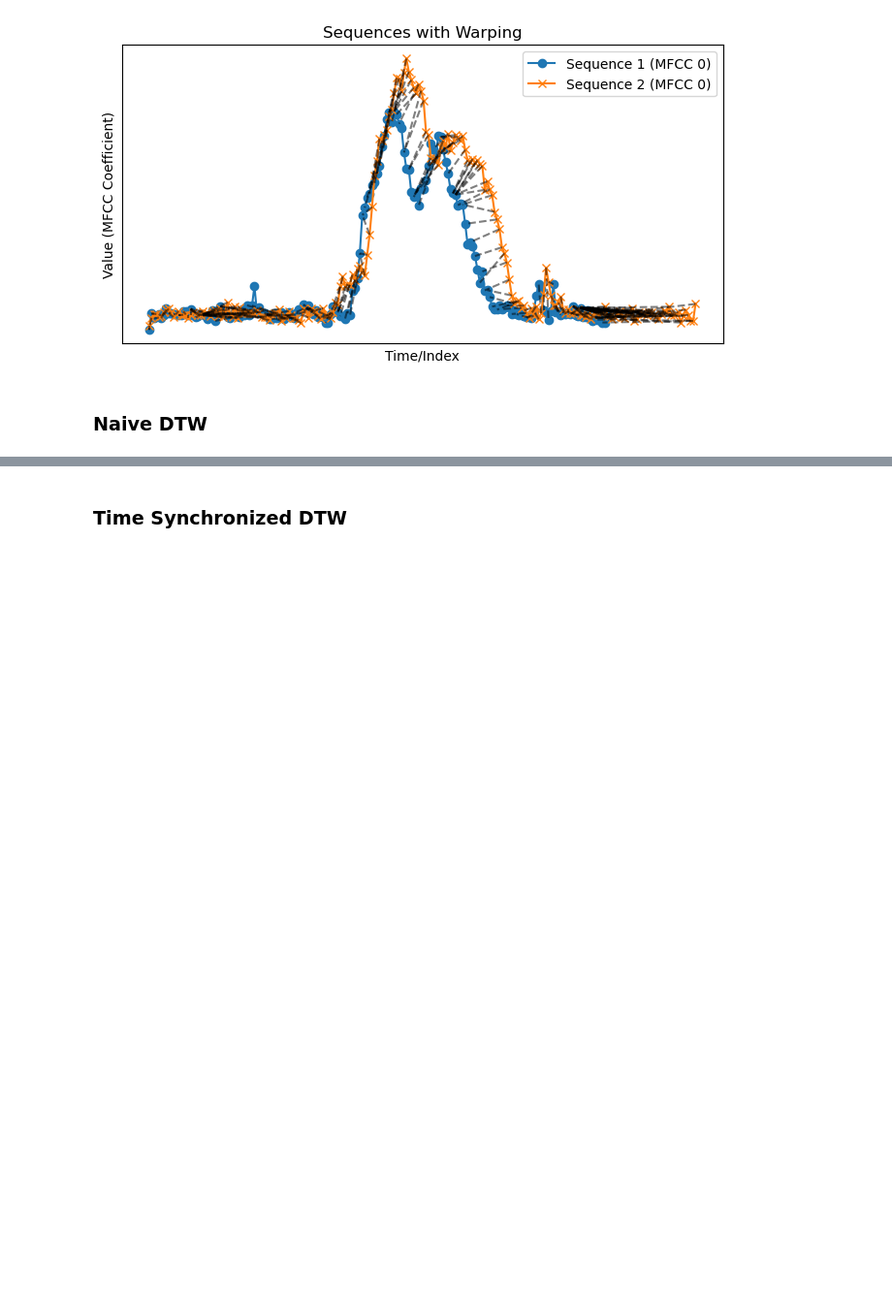
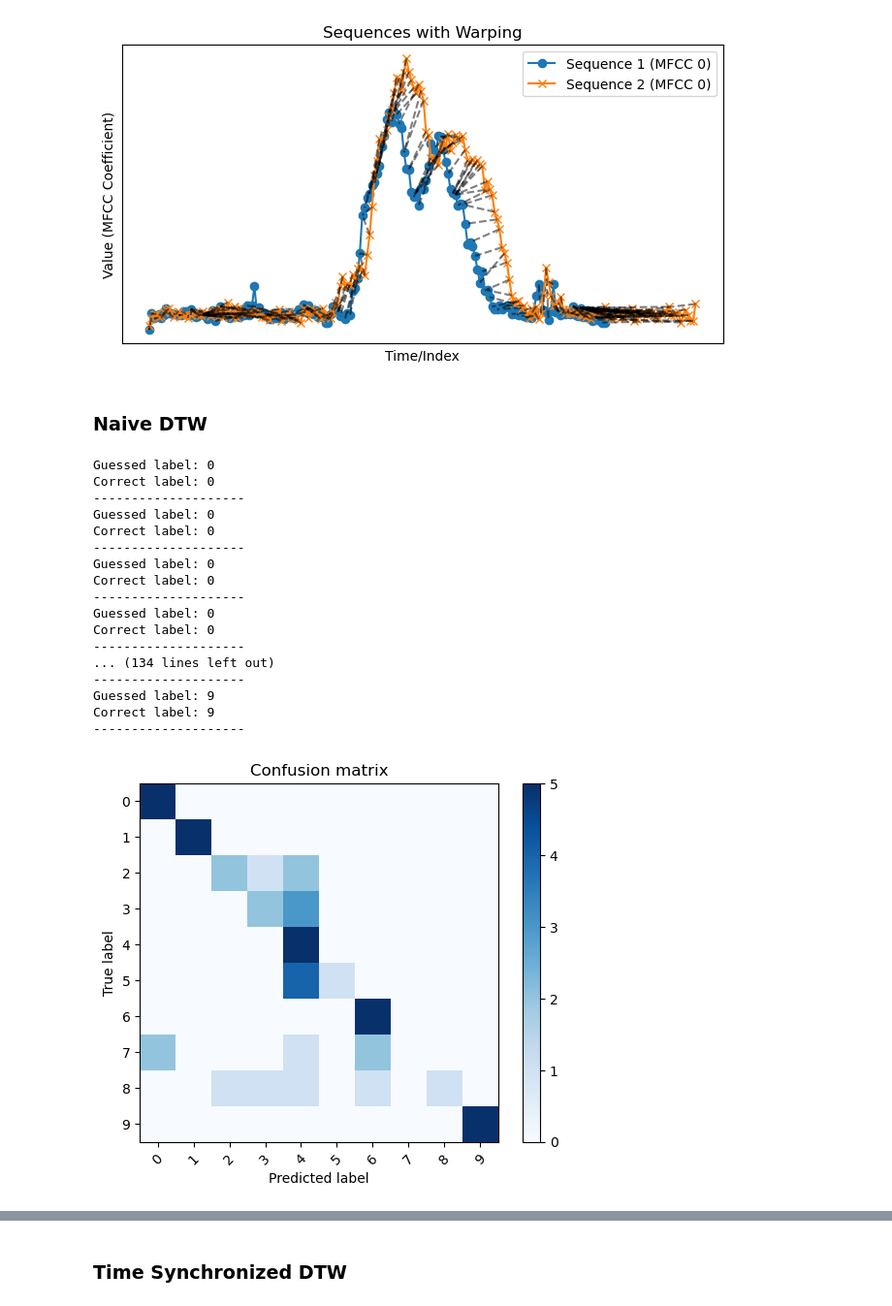
Before and after one commit to loeeeee/CS-304-Speech-Recognition-Code, a Jupyter notebook: src/loe-speech-recognition/project3_interface.ipynb, the cells around one changed output, grey strips where cells are left out. Shown at 97% size. Saved outputs shown, nothing was run; the diff lists cells and outputs as text; code cells hidden in the pictures; blank space fills up the shorter version.

```diff
--- a/src/loe-speech-recognition/project3_interface.ipynb
+++ b/src/loe-speech-recognition/project3_interface.ipynb
@@ -205,31 +205,53 @@ train_data, train_labels = load_digit_data(train_directory)
 test_directory = "../../recordings/voices/digits/test"
 test_data, test_labels = load_digit_data(test_directory)
 # %%
+train_data, train_labels = load_digit_data(train_directory, number_to_load=1)
+test_data, test_labels = load_digit_data(test_directory)
+
 prediction = []
 truth = []
 for test_datum, test_label in zip(test_data, test_labels):
     dtw_distance_min = 0x3f3f3f3f
     results = None
     for train_datum, train_label in zip(train_data, train_labels):
         mfccs1 = mfccs_from_ndarray(train_datum)
         mfccs2 = mfccs_from_ndarray(test_datum)
         # print(mfccs1.shape)
         # print(mfccs2.shape)
         # dtw_distance, cost_matrix, accumulated_cost_matrix, path = dynamic_time_wrapping_mine(mfccs1, mfccs2)
         dtw_distance, cost_matrix, accumulated_cost_matrix, path = dynamic_time_wrapping_mine_2(mfccs1, mfccs2)
         # dtw_distance, cost_matrix, accumulated_cost_matrix, path = dynamic_time_wrapping_example_fast(mfccs1, mfccs2)
         # dtw_distance, cost_matrix, accumulated_cost_matrix, path = dynamic_time_wrapping_example(mfccs1, mfccs2)
         # print(f"Finish {train_label}")
         if dtw_distance < dtw_distance_min:
             dtw_distance_min = dtw_distance
             results = dtw_distance, cost_matrix, accumulated_cost_matrix, path, train_label
     if results:
         prediction.append(results[4])
         truth.append(test_label)
         print(f"Guessed label: {results[4]}")
         print(f"Correct label: {test_label}")
         print("--------------------")
     else:
         raise Exception
 
 plot_confusion_matrix(truth, prediction, [str(i) for i in range(10)])
+# %% [output]
+Guessed label: 0
+Correct label: 0
+--------------------
+Guessed label: 0
+Correct label: 0
+--------------------
+Guessed label: 0
+Correct label: 0
+--------------------
+Guessed label: 0
+Correct label: 0
+--------------------
+... (134 lines left out)
+--------------------
+Guessed label: 9
+Correct label: 9
+--------------------
+[figure, added]
```
Also changed, not shown: parts of 8 cells of this notebook, 2 other files.
